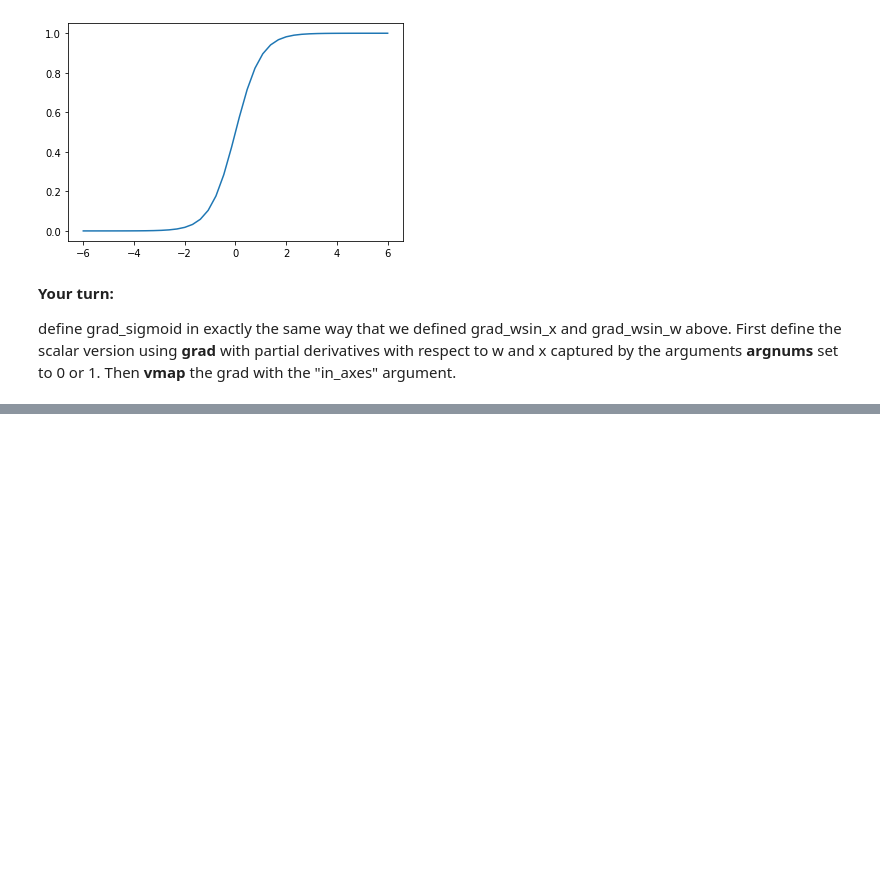
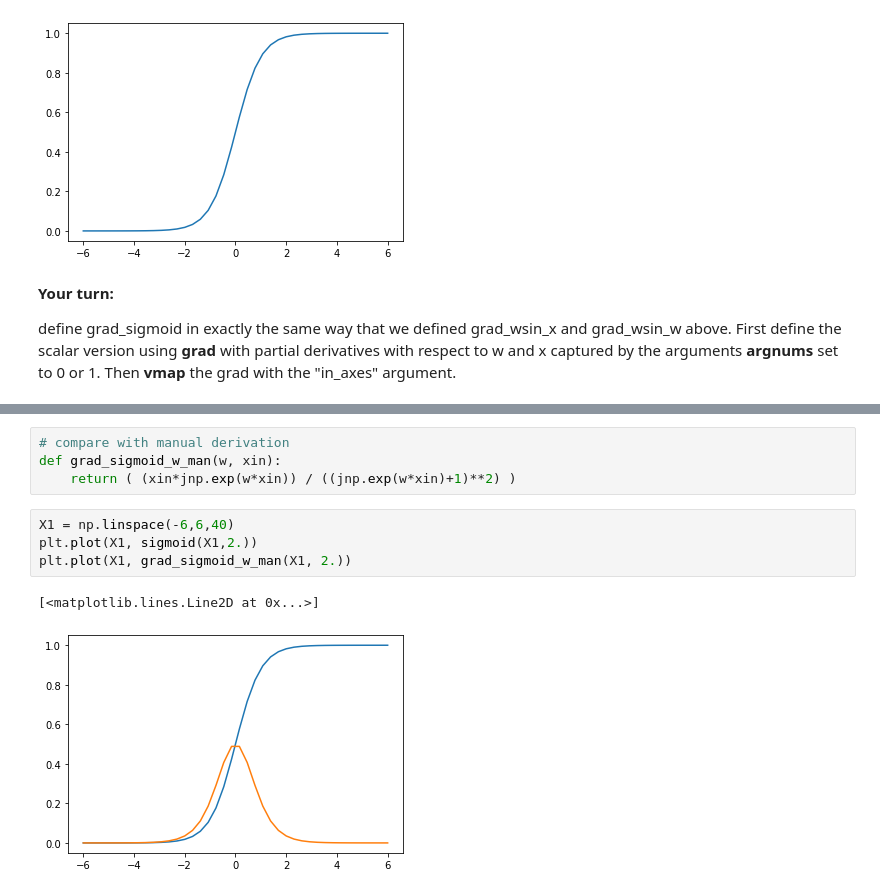
Before and after one commit to steveLim0928/Foundation-in-ML, a Jupyter notebook: Auto_Differentiation_Jax.ipynb, the cells around one changed output, grey strips where cells are left out. Drawn from its saved outputs; the diff is of its cells as text; blank space fills up the shorter version.

```diff
--- a/Auto_Differentiation_Jax.ipynb
+++ b/Auto_Differentiation_Jax.ipynb
@@ -135,0 +173,11 @@ define grad_sigmoid in exactly the same way that we defined grad_wsin_x and grad
+# %%
+# compare with manual derivation
+def grad_sigmoid_w_man(w, xin):
+    return ( (xin*jnp.exp(w*xin)) / ((jnp.exp(w*xin)+1)**2) )
+# %%
+X1 = np.linspace(-6,6,40)
+plt.plot(X1, sigmoid(X1,2.))
+plt.plot(X1, grad_sigmoid_w_man(X1, 2.))
+# %% [output]
+[<matplotlib.lines.Line2D at 0x...>]
+[figure, added]
```
Also changed, not shown: parts of 5 cells of this notebook.
